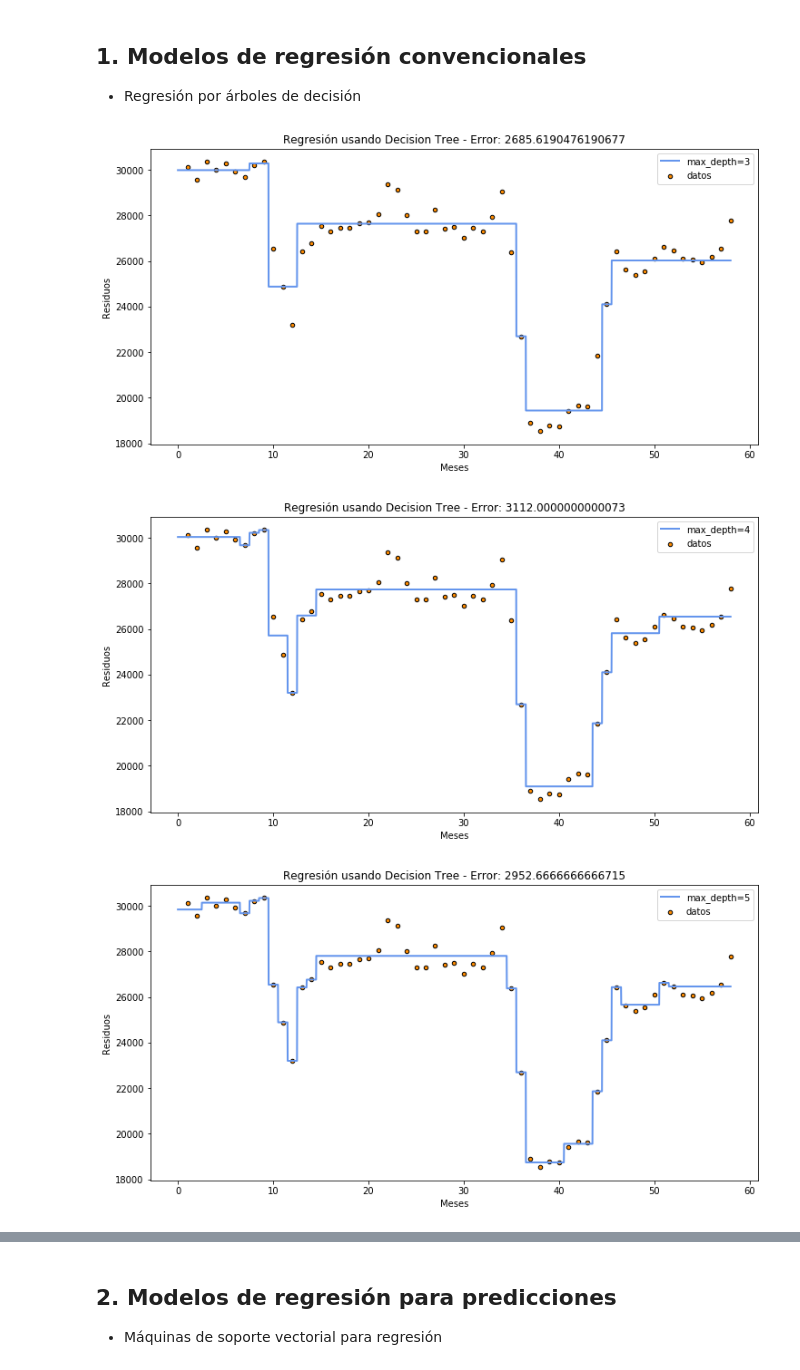
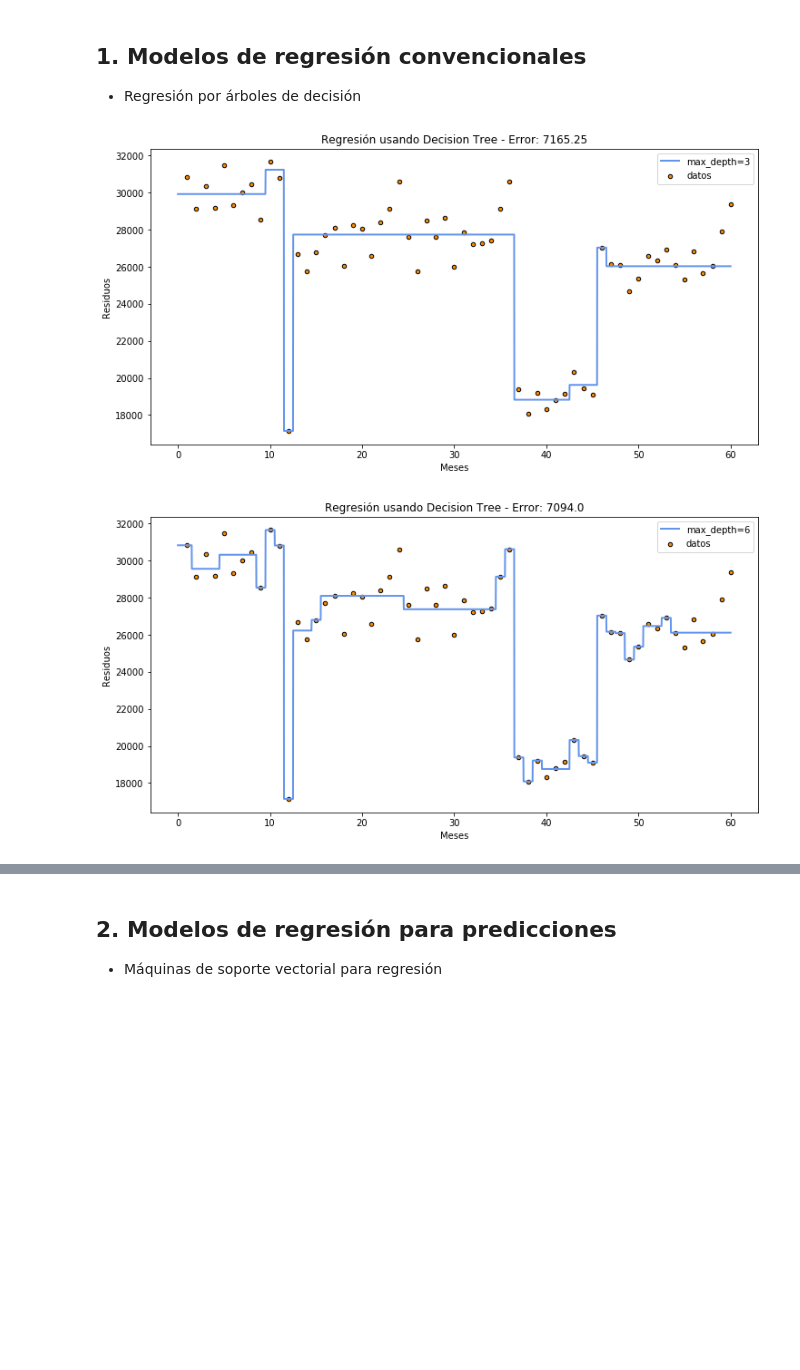
Before and after one commit to JefeLitman/Waste_prediction_in_Bogota, a Jupyter notebook: Notebook 2. Implementación de algoritmos.ipynb, the cells around one changed output, grey strips where cells are left out. Cells and saved outputs as stored; diff of their text form; code cells hidden in the pictures; blank space fills up the shorter version.

```diff
--- a/Notebook 2. Implementación de algoritmos.ipynb
+++ b/Notebook 2. Implementación de algoritmos.ipynb
@@ -27,10 +27,9 @@ data_csv_localidad = func_tools.fillna_2013(data_csv_localidad, estra, data_csv_
 ## 1. Modelos de regresión convencionales
 - Regresión por árboles de decisión
 # %%
-dict_, series_list = series(estra,data_csv_zona,suavizado=3,tipo='zonas') # tipo = zonas o tipo = localidades
+dict_, series_list = func_tools.series(estra,data_csv_zona,suavizado=1,tipo='zonas') # tipo = zonas o tipo = localidades
 # %%
-func_tools.decisiontrees(0, dict_['ASE 4'].dropna(), porcentaje_entrenamiento=0.90, deep = [3,4,5,6])
+func_tools.decisiontrees('ASE 4', dict_['ASE 4'].dropna(), porcentaje_entrenamiento=0.90, deep = [3,6])
 # %% [output]
-[figure, old version]
+[figure, new version]
-[figure, old version]
+[figure, new version]
-[figure, removed]
```
Also changed, not shown: parts of 10 cells of this notebook.
